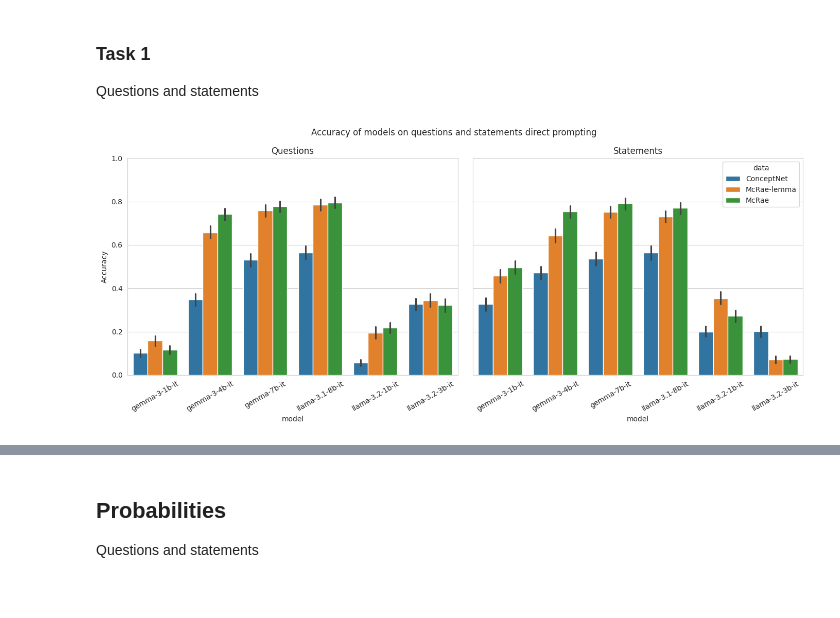
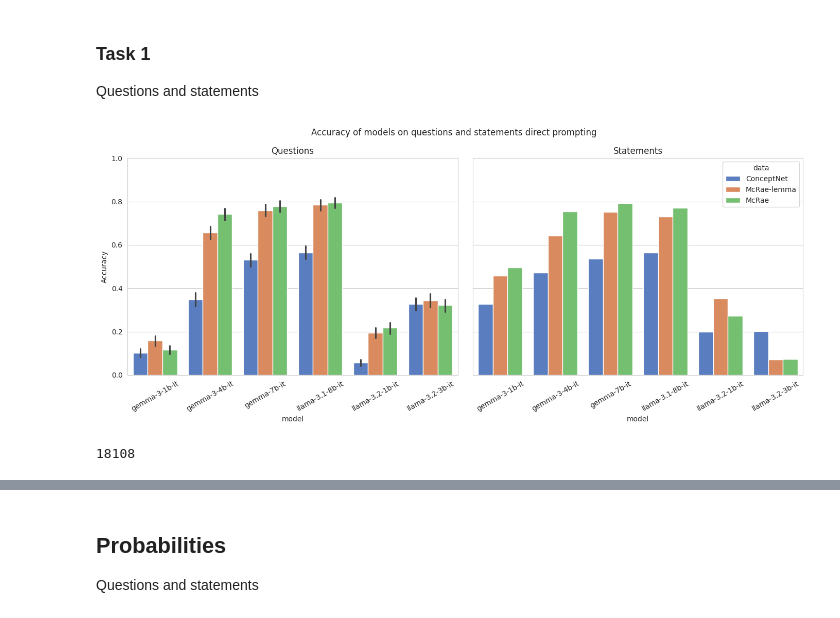
Before and after one commit to aittam9/meronymy, a Jupyter notebook: scripts/analysis.ipynb, the cells around one changed output, grey strips where cells are left out. Cells and saved outputs as stored; diff of their text form; code cells hidden in the pictures.

```diff
--- a/scripts/analysis.ipynb
+++ b/scripts/analysis.ipynb
@@ -16,14 +30,19 @@ all_results_questions, all_results_statements = load_results(RESULTS_PATH, exper
 # %%
 fig, axes = plt.subplots(1, 2, figsize=(14, 6), sharey=True)
 
-sns.barplot(x="model", y="correct", hue="data", data=all_results_questions, ax=axes[0], legend = False).set(ylabel = "Accuracy", ylim=(0, 1))
+sns.barplot(x="model", y="correct", hue="data", data=all_results_questions, ax=axes[0],
+            palette = sns.color_palette("muted"),  legend = False).set(ylabel = "Accuracy", ylim=(0, 1)) #palette= colors,
 axes[0].set_title("Questions")
 axes[0].tick_params(axis="x", rotation=30)
 
-sns.barplot(x="model", y="correct", hue="data", data=all_results_statements, ax=axes[1])
+sns.barplot(x="model", y="correct", hue="data", data=all_results_statements,  ax=axes[1], errorbar=('ci', False), palette = sns.color_palette("muted")) #palette= colors,
 axes[1].set_title("Statements")
 axes[1].tick_params(axis="x", rotation=30)
 plt.suptitle("Accuracy of models on questions and statements direct prompting")
 plt.tight_layout()
 # %% [output]
-[figure, old version]
+[figure, new version]
+# %%
+all_results_questions.shape[0]
+# %% [output]
+18108
```
Also changed, not shown: parts of 9 cells of this notebook, 3 other files.
